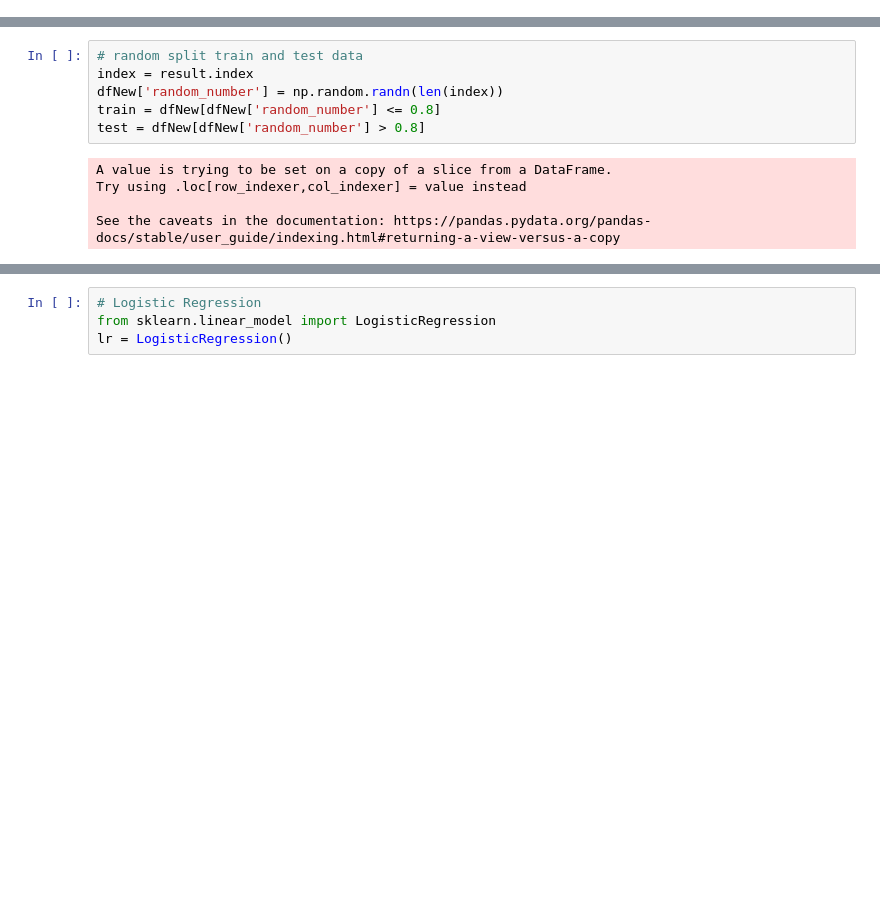
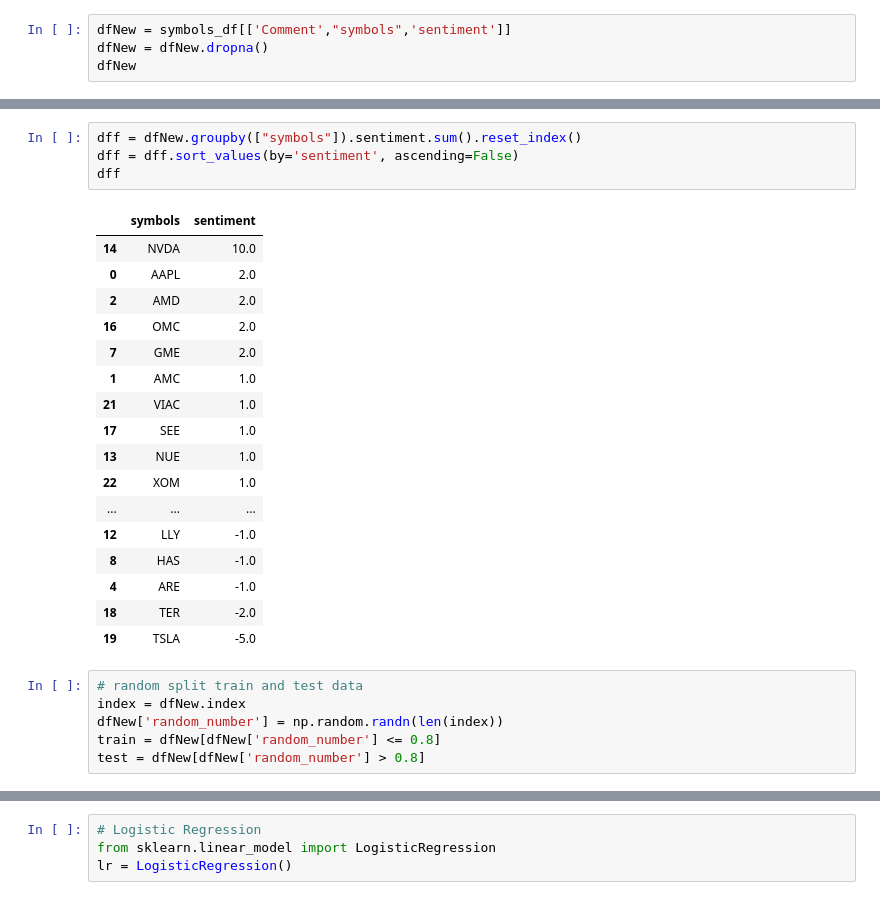
Before and after one commit to alexcroitoru/Meme-Stock-Analysis-Using-Python, a Jupyter notebook: Notebooks/Alex/Sentiment_WIP.ipynb, the cells around one changed output, grey strips where cells are left out. Cells and saved outputs as stored; diff of their text form; blank space fills up the shorter version.

```diff
--- a/Notebooks/Alex/Sentiment_WIP.ipynb
+++ b/Notebooks/Alex/Sentiment_WIP.ipynb
@@ -105,0 +174,4 @@ dfNew.head()
+# %%
+dfNew = symbols_df[['Comment',"symbols",'sentiment']]
+dfNew = dfNew.dropna()
+dfNew
@@ -106,14 +192,31 @@ dfNew.head()
+# %%
+dff = dfNew.groupby(["symbols"]).sentiment.sum().reset_index()
+dff = dff.sort_values(by='sentiment', ascending=False)
+dff
+# %% [output]
+|  | symbols | sentiment |
+| 14 | NVDA | 10.0 |
+| 0 | AAPL | 2.0 |
+| 2 | AMD | 2.0 |
+| 16 | OMC | 2.0 |
+| 7 | GME | 2.0 |
+| 1 | AMC | 1.0 |
+| 21 | VIAC | 1.0 |
+| 17 | SEE | 1.0 |
+| 13 | NUE | 1.0 |
+| 22 | XOM | 1.0 |
+| ... | ... | ... |
+| 12 | LLY | -1.0 |
+| 8 | HAS | -1.0 |
+| 4 | ARE | -1.0 |
+| 18 | TER | -2.0 |
+| 19 | TSLA | -5.0 |
 # %%
 # random split train and test data
-index = result.index
+index = dfNew.index
 dfNew['random_number'] = np.random.randn(len(index))
 train = dfNew[dfNew['random_number'] <= 0.8]
 test = dfNew[dfNew['random_number'] > 0.8]
-# %% [output]
-A value is trying to be set on a copy of a slice from a DataFrame.
-Try using .loc[row_indexer,col_indexer] = value instead
-
-See the caveats in the documentation: https://pandas.pydata.org/pandas-docs/stable/user_guide/indexing.html#returning-a-view-versus-a-copy
 # %%
 from sklearn.feature_extraction.text import CountVectorizer
 vectorizer = CountVectorizer(token_pattern=r'\b\w+\b')
```
Also changed, not shown: parts of 22 cells of this notebook, 9 other files.
